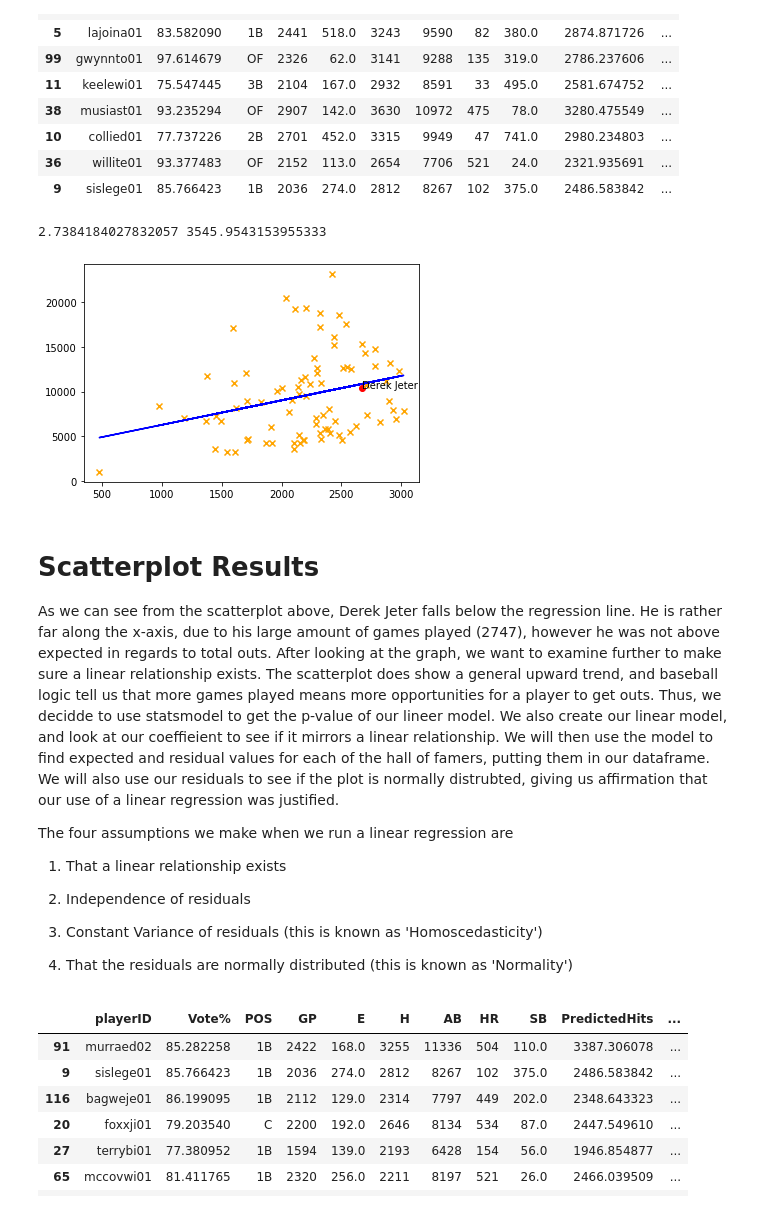
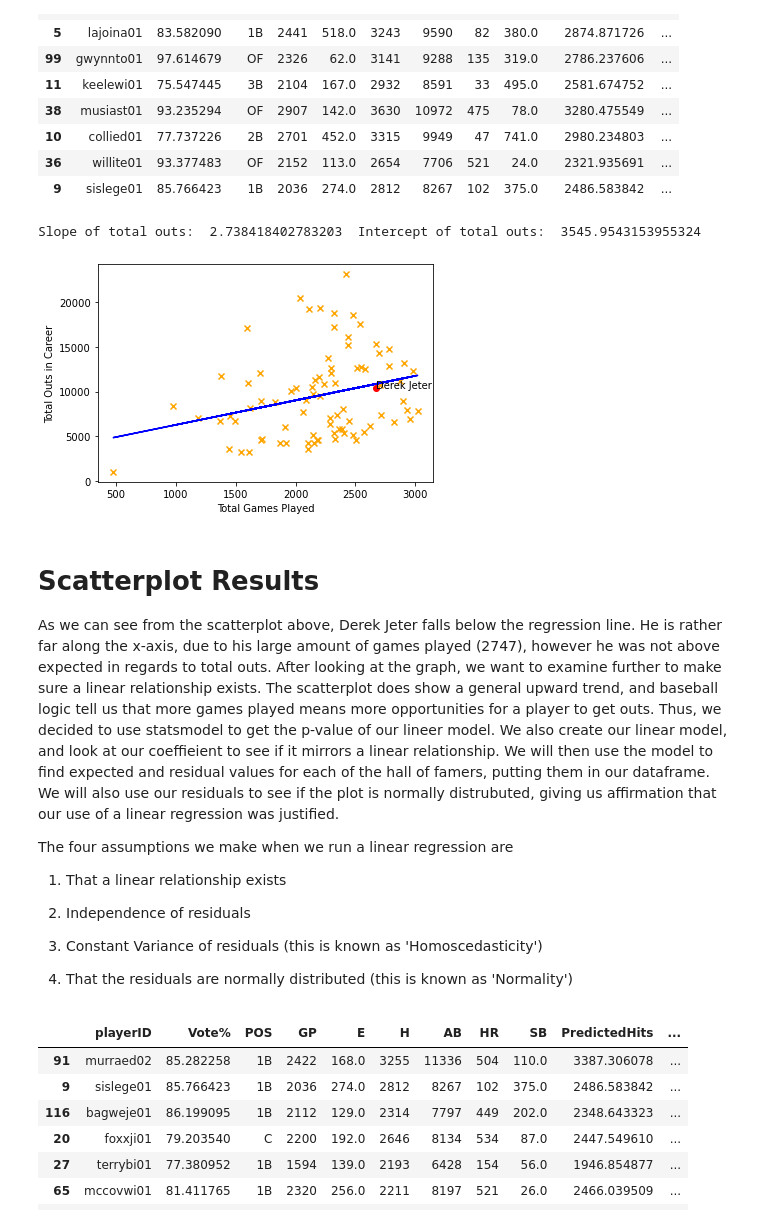
Before and after one commit to drob18/320FinalProject, a Jupyter notebook: Final.ipynb, the cells around one changed output. Cells and saved outputs as stored; diff of their text form; code cells hidden in the pictures.

```diff
--- a/Final.ipynb
+++ b/Final.ipynb
@@ -385,25 +414,32 @@ reg_HOF_stats.head(10)
 | 36 | willite01 | 93.377483 | OF | 2152 | 113.0 | 2654 | 7706 | 521 | 24.0 | 2321.935691 | ... |
 | 9 | sislege01 | 85.766423 | 1B | 2036 | 274.0 | 2812 | 8267 | 102 | 375.0 | 2486.583842 | ... |
 # %%
-# Making a scatterplot of the
+# Making a scatterplot of the number of games played vs. number of outs
 for k1,v1 in reg_HOF_stats.iterrows():
+    #If point ios Jeter, mark as red
     if (v1['playerID'] == 'jeterde01'):
         plt.scatter(marker='o',x=v1['GP'],y=v1['OUTS'],c='red')
         plt.annotate('Derek Jeter',(v1['GP'],v1['OUTS']))
     else:
+        #If any other player, keep mark as orange
         plt.scatter(marker='x',x=v1['GP'],y=v1['OUTS'],c='orange')
+
+#Create the linear regression
 x = reg_HOF_stats['GP']
 y = reg_HOF_stats['OUTS']
 m,b = np.polyfit(x,y,1)
 plt.plot(x, m*x+b, '-', color='blue')
-print(m,b)
+plt.xlabel('Total Games Played')
+plt.ylabel('Total Outs in Career')
+
+print("Slope of total outs: ",m, " Intercept of total outs: ",b)
 # %% [output]
-2.7384184027832057 3545.9543153955333
+Slope of total outs:  2.738418402783203  Intercept of total outs:  3545.9543153955324
-[figure, old version]
+[figure, new version]
 # %% [markdown]
 # Scatterplot Results
 
-As we can see from the scatterplot above, Derek Jeter falls below the regression line. He is rather far along the x-axis, due to his large amount of games played (2747), however he was not above expected in regards to total outs. After looking at the graph, we want to examine further to make sure a linear relationship exists. The scatterplot does show a general upward trend, and baseball logic tell us that more games played means more opportunities for a player to get outs. Thus, we decidde to use statsmodel to get the p-value of our lineer model. We also create our linear model, and look at our coeffieient to see if it mirrors a linear relationship. We will then use the model to find expected and residual values for each of the hall of famers, putting them in our dataframe. We will also use our residuals to see if the plot is normally distrubted, giving us affirmation that our use of a linear regression was justified.
+As we can see from the scatterplot above, Derek Jeter falls below the regression line. He is rather far along the x-axis, due to his large amount of games played (2747), however he was not above expected in regards to total outs. After looking at the graph, we want to examine further to make sure a linear relationship exists. The scatterplot does show a general upward trend, and baseball logic tell us that more games played means more opportunities for a player to get outs. Thus, we decided to use statsmodel to get the p-value of our lineer model. We also create our linear model, and look at our coeffieient to see if it mirrors a linear relationship. We will then use the model to find expected and residual values for each of the hall of famers, putting them in our dataframe. We will also use our residuals to see if the plot is normally distrubuted, giving us affirmation that our use of a linear regression was justified.
 
 The four assumptions we make when we run a linear regression are
 
```
Also changed, not shown: parts of 29 cells of this notebook.
